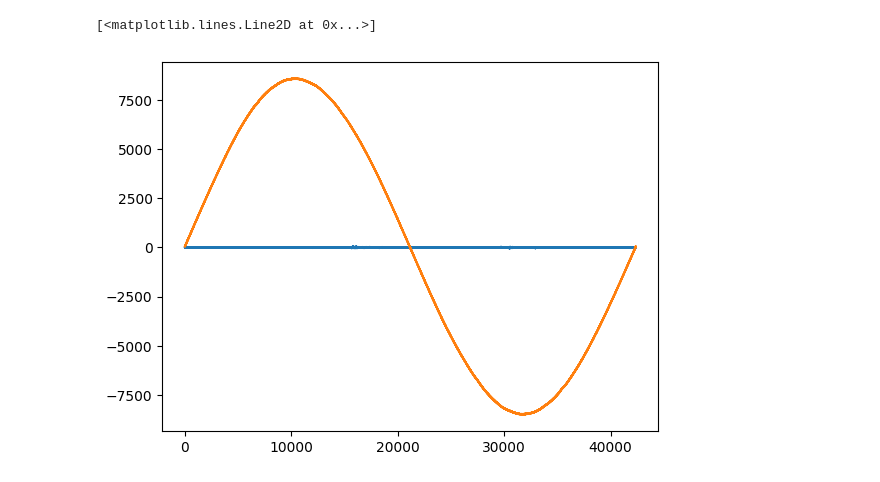
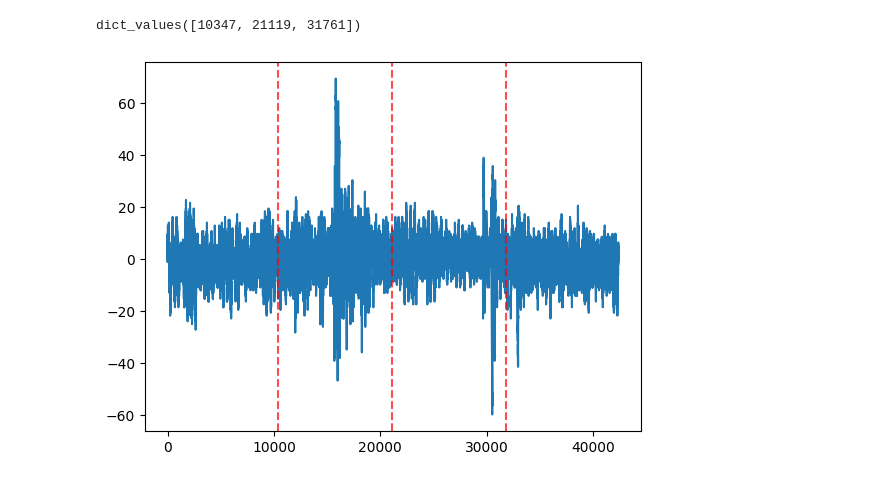
Before and after one commit to serene4uto/orion-ae-study, a Jupyter notebook: notebooks/scalogram_analyze/temp.ipynb, the cells around one changed output. Saved outputs shown, nothing was run; the diff lists cells and outputs as text; code cells hidden in the pictures.

```diff
--- a/notebooks/scalogram_analyze/temp.ipynb
+++ b/notebooks/scalogram_analyze/temp.ipynb
@@ -61,18 +61,23 @@ feature_pipeline = FeaturePipeline(
 )
 
 dataset = OrionAEFrameDataset(
-    data_path = r"/home/serene/orion-ae-study/data/raw/segmented_cycles_positive_c1_l42373_c_A_B_C_D_20251222_064606",
+    data_path = r"/home/serene/orion-ae-study/data/raw/segmented_cycles_positive_c1_l42373_c_A_B_C_D_20260107_205752",
     config=dataset_config,
     type="all",
     preprocess_pipeline=preprocess_pipeline,
     # feature_pipeline=feature_pipeline
 )
+# %%
+dataset[0]['events'].values()
+# %% [output]
+dict_values([10347, 21119, 31761])
 # %%
 laser_vibrometer = dataset[0]['raw'][3]
 plt.plot(dataset[0]['raw'][2])
-plt.plot(laser_vibrometer)
+# plt.plot(laser_vibrometer)
+for event in dataset[0]['events'].values():
+    plt.axvline(x=event, color='r', linestyle='--', alpha=0.7)
 # %% [output]
-[<matplotlib.lines.Line2D at 0x...>]
-[figure, old version]
+[figure, new version]
 # %%
 plt.plot(dataset[0]['final'][0].reshape(-1))
```
Also changed, not shown: parts of 1 cell of this notebook, 7 other files.
